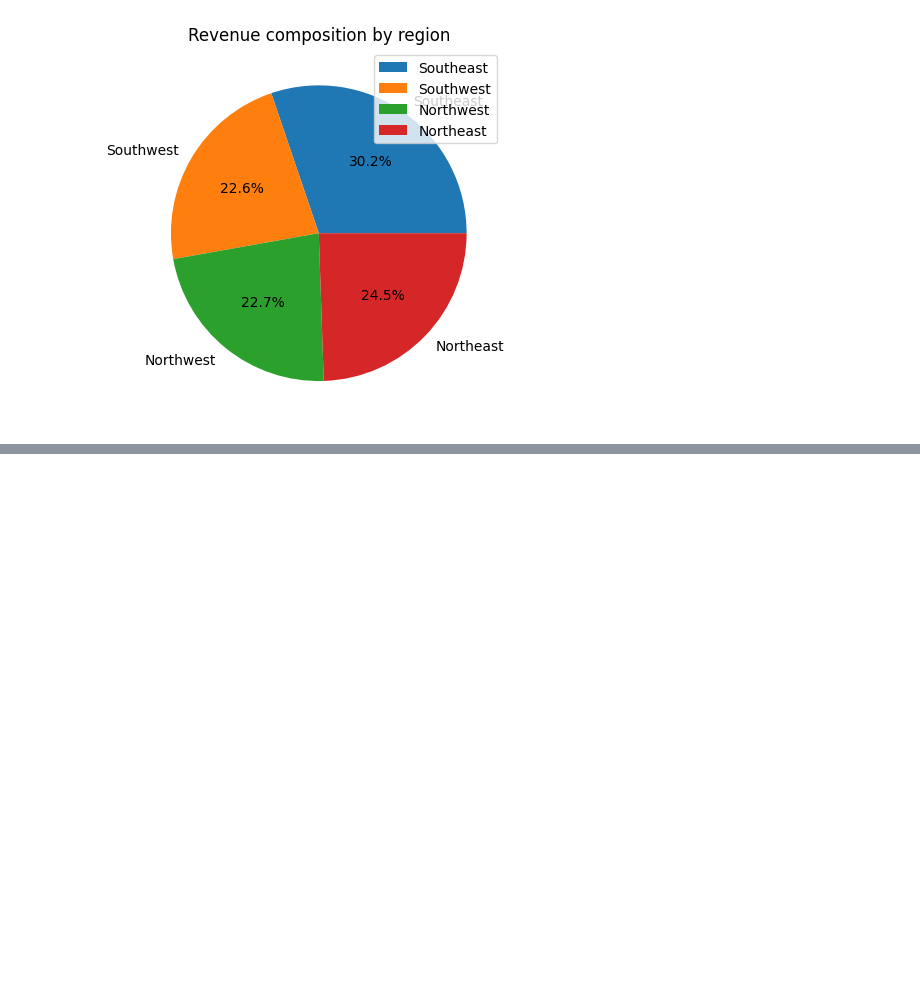
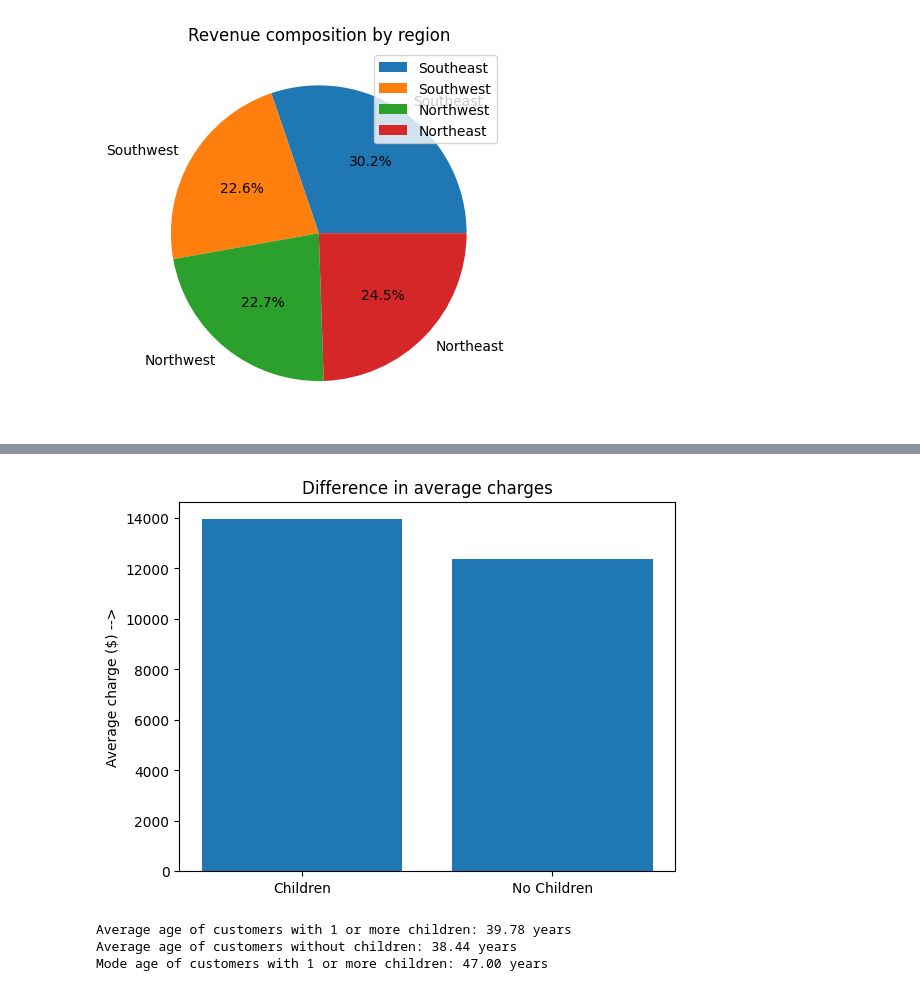
Before and after one commit to rahulsm20/insurance-data, a Jupyter notebook: analysis.ipynb, the cells around one changed output, grey strips where cells are left out. Drawn from its saved outputs; the diff is of its cells as text; code cells hidden in the pictures; blank space fills up the shorter version.

```diff
--- a/analysis.ipynb
+++ b/analysis.ipynb
@@ -169,0 +151,20 @@ plt.show()
+# %%
+children=df[df['children']>0]['charges'].mean()
+no_children=df[df['children']==0]['charges'].mean()
+plt.bar(['Children','No Children'],[children,no_children])
+plt.ylabel('Average charge ($) -->')
+plt.title('Difference in average charges')
+plt.show()
+# %% [output]
+[figure, added]
+# %%
+average_parent_age=df[df['children']>0]['age'].mean()
+mode_parent_age=df[df['children']>0]['age'].mode()[0]
+average_nonparent_age=df[df['children']==0]['age'].mean()
+print("Average age of customers with 1 or more children: {:.2f} years".format(average_parent_age),
+      "\nAverage age of customers without children: {:.2f} years".format(average_nonparent_age),
+      "\nMode age of customers with 1 or more children: {:.2f} years".format(mode_parent_age))
+# %% [output]
+Average age of customers with 1 or more children: 39.78 years
+Average age of customers without children: 38.44 years
+Mode age of customers with 1 or more children: 47.00 years
```
Also changed, not shown: parts of 13 cells of this notebook.
